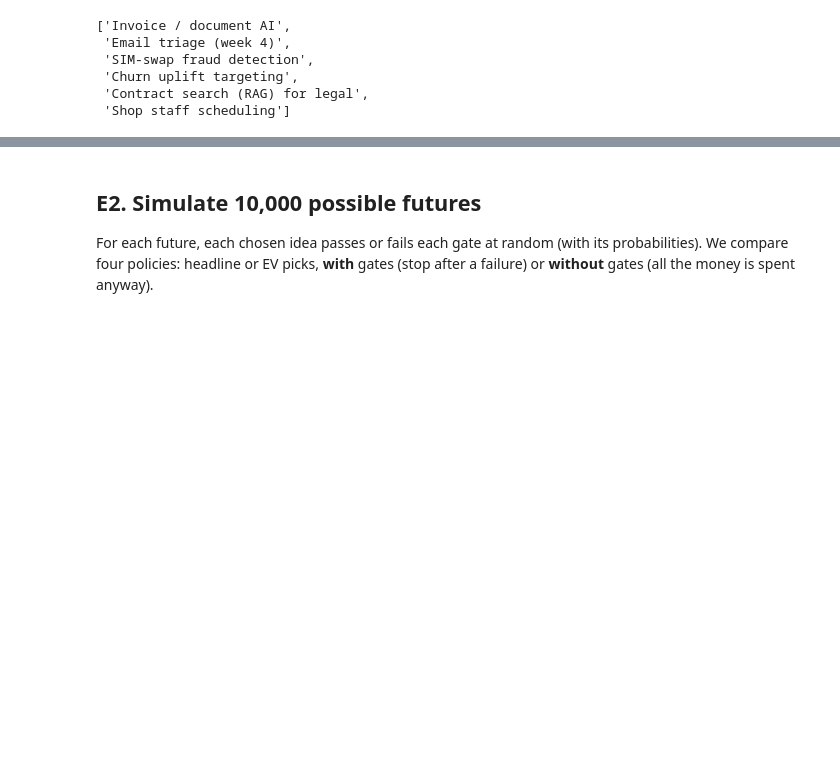
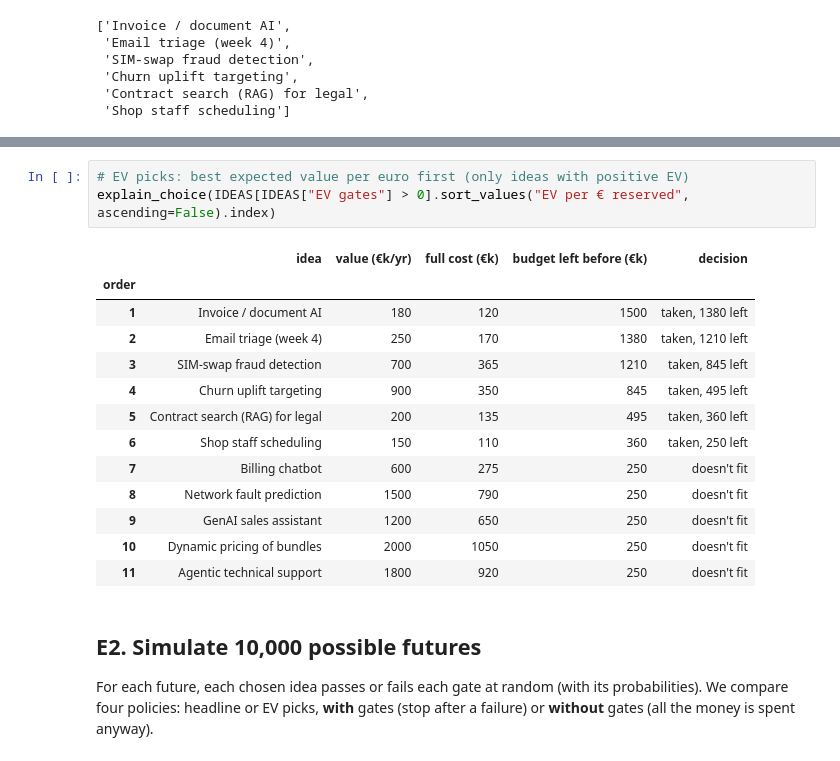
Before and after one commit to ilirsheraj/UMT-Classes, a Jupyter notebook: AI-Business/Week_07_AI_Strategy/week_07_scaling_tco_portfolio.ipynb, the cells around one changed output, grey strips where cells are left out. Cells and saved outputs as stored; diff of their text form; blank space fills up the shorter version.

```diff
--- a/AI-Business/Week_07_AI_Strategy/week_07_scaling_tco_portfolio.ipynb
+++ b/AI-Business/Week_07_AI_Strategy/week_07_scaling_tco_portfolio.ipynb
@@ -621,3 +655,20 @@ ev_picks
+# %%
+# EV picks: best expected value per euro first (only ideas with positive EV)
+explain_choice(IDEAS[IDEAS["EV gates"] > 0].sort_values("EV per € reserved", ascending=False).index)
+# %% [output]
+|  | idea | value (€k/yr) | full cost (€k) | budget left before (€k) | decision |
+| order |  |  |  |  |  |
+| 1 | Invoice / document AI | 180 | 120 | 1500 | taken, 1380 left |
+| 2 | Email triage (week 4) | 250 | 170 | 1380 | taken, 1210 left |
+| 3 | SIM-swap fraud detection | 700 | 365 | 1210 | taken, 845 left |
+| 4 | Churn uplift targeting | 900 | 350 | 845 | taken, 495 left |
+| 5 | Contract search (RAG) for legal | 200 | 135 | 495 | taken, 360 left |
+| 6 | Shop staff scheduling | 150 | 110 | 360 | taken, 250 left |
+| 7 | Billing chatbot | 600 | 275 | 250 | doesn't fit |
+| 8 | Network fault prediction | 1500 | 790 | 250 | doesn't fit |
+| 9 | GenAI sales assistant | 1200 | 650 | 250 | doesn't fit |
+| 10 | Dynamic pricing of bundles | 2000 | 1050 | 250 | doesn't fit |
+| 11 | Agentic technical support | 1800 | 920 | 250 | doesn't fit |
 # %% [markdown]
 ## E2. Simulate 10,000 possible futures
 
```
Also changed, not shown: parts of 3 cells of this notebook.
